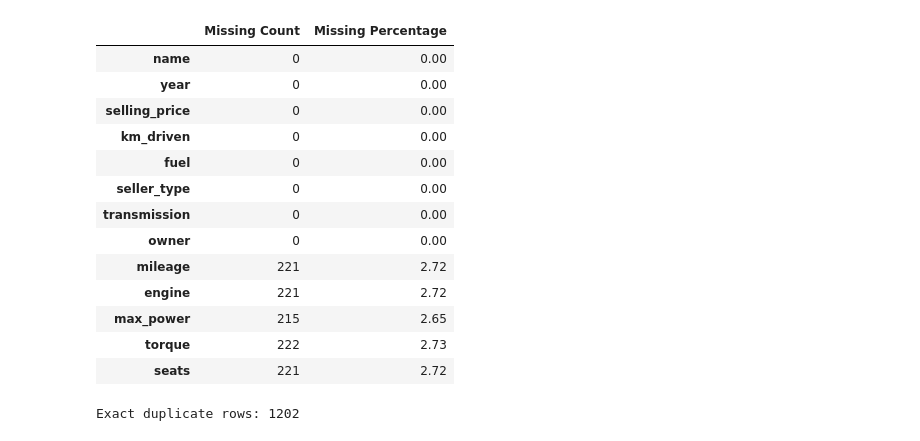
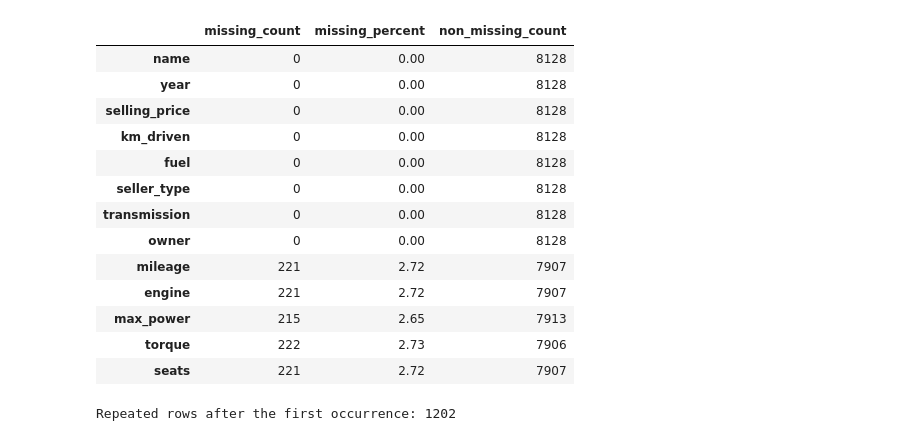
Before and after one commit to ricardo-mohammed/cleaning-imputation-outliers, a Jupyter notebook: notebooks/cleaning_lab.ipynb, the cells around one changed output. Cells and saved outputs as stored; diff of their text form; code cells hidden in the pictures.

Commit message:
Update the cars_cleaning notebook

```diff
--- a/notebooks/cleaning_lab.ipynb
+++ b/notebooks/cleaning_lab.ipynb
@@ -43,0 +47,12 @@ memory usage: 825.6 KB
+# %%
+cars_raw = pd.read_csv(RAW_PATH)
+required_columns = ["name", "year", "selling_price", "km_driven", "fuel", "seller_type",
+                    "transmission", "owner", "mileage", "engine", "max_power", "torque", "seats"]
+if list(cars_raw.columns) != required_columns:
+    raise ValueError("Unexpected source columns; review this version before cleaning.")
+print("Rows and columns:", cars_raw.shape)
+display(cars_raw.head())
+cars_raw.info()
+display(cars_raw.describe(include="all").T)
+raw_for_database = cars_raw.copy()
+raw_for_database.insert(0, "source_row", np.arange(1, len(cars_raw) + 1))
@@ -44,29 +127,25 @@ memory usage: 825.6 KB
 # %%
-# Step 2 — Check Missing Values and Duplicate Rows
-
-missing_summary = pd.DataFrame({
-    "Missing Count": cars_raw.isna().sum(),
-    "Missing Percentage": (
-        cars_raw.isna().mean() * 100
-    ).round(2)
+missing_before = pd.DataFrame({
+    "missing_count": cars_raw.isna().sum(),
+    "missing_percent": (cars_raw.isna().mean() * 100).round(2),
+    "non_missing_count": cars_raw.notna().sum(),
 })
-
-display(missing_summary)
-
-print("Exact duplicate rows:", cars_raw.duplicated().sum())
+display(missing_before)
+print("Repeated rows after the first occurrence:", cars_raw.duplicated().sum())
+display(cars_raw.loc[cars_raw.duplicated(keep=False)].head(6))
 # %% [output]
-|  | Missing Count | Missing Percentage |
-| name | 0 | 0.00 |
-| year | 0 | 0.00 |
-| selling_price | 0 | 0.00 |
-| km_driven | 0 | 0.00 |
-| fuel | 0 | 0.00 |
-| seller_type | 0 | 0.00 |
-| transmission | 0 | 0.00 |
-| owner | 0 | 0.00 |
-| mileage | 221 | 2.72 |
-| engine | 221 | 2.72 |
-| max_power | 215 | 2.65 |
-| torque | 222 | 2.73 |
-| seats | 221 | 2.72 |
+|  | missing_count | missing_percent | non_missing_count |
+| name | 0 | 0.00 | 8128 |
+| year | 0 | 0.00 | 8128 |
+| selling_price | 0 | 0.00 | 8128 |
+| km_driven | 0 | 0.00 | 8128 |
+| fuel | 0 | 0.00 | 8128 |
+| seller_type | 0 | 0.00 | 8128 |
+| transmission | 0 | 0.00 | 8128 |
+| owner | 0 | 0.00 | 8128 |
+| mileage | 221 | 2.72 | 7907 |
+| engine | 221 | 2.72 | 7907 |
+| max_power | 215 | 2.65 | 7913 |
+| torque | 222 | 2.73 | 7906 |
+| seats | 221 | 2.72 | 7907 |
-Exact duplicate rows: 1202
+Repeated rows after the first occurrence: 1202
```
Also changed, not shown: parts of 39 cells of this notebook, 2 other files.
